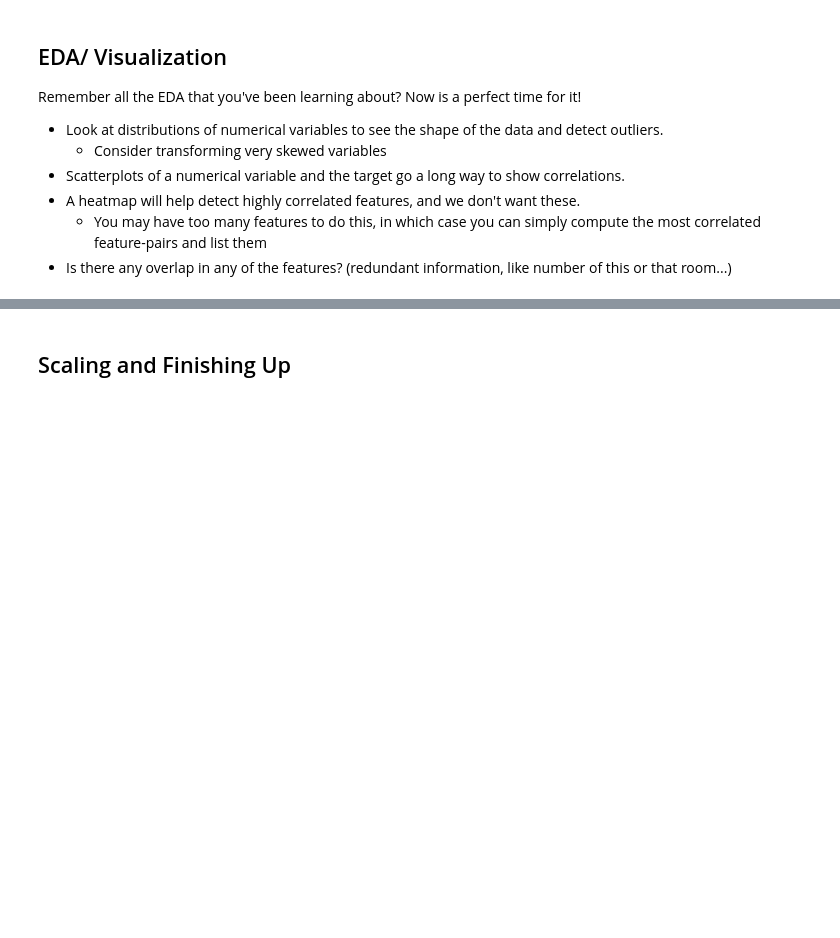
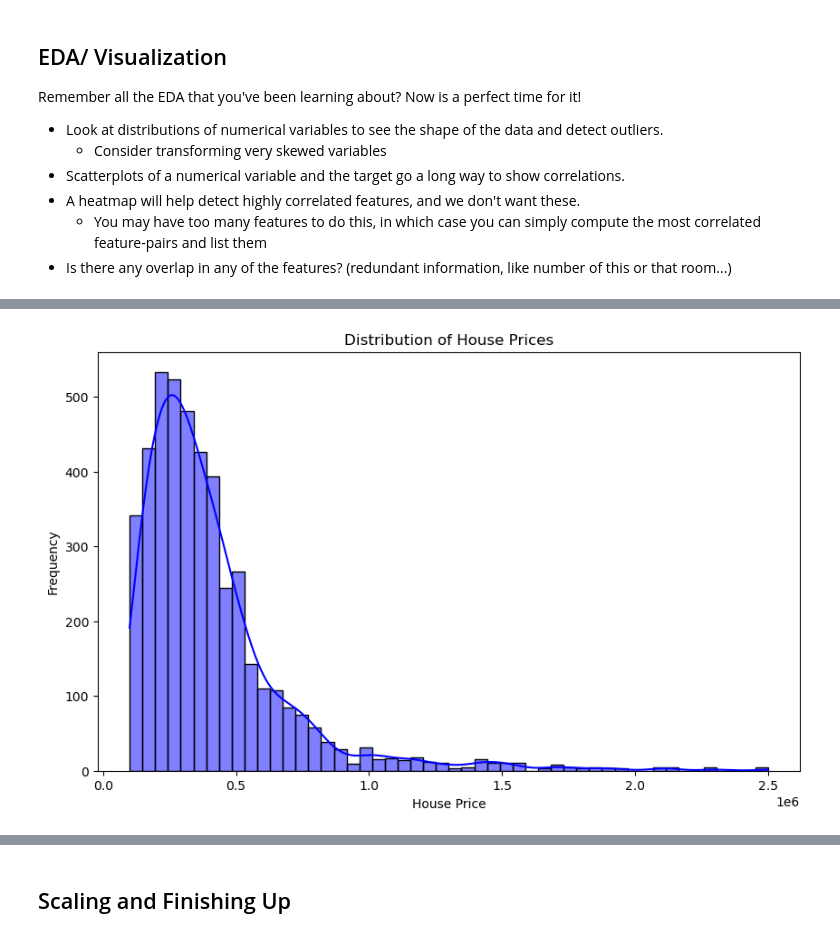
Before and after one commit to ClaensData95/LHL-Midterm-Project, a Jupyter notebook: notebooks/1 - EDA.ipynb, the cells around one changed output, grey strips where cells are left out. Drawn from its saved outputs; the diff is of its cells as text; code cells hidden in the pictures; blank space fills up the shorter version.

Commit message:
Changes to EDA file and functions_variables.py

```diff
--- a/notebooks/1 - EDA.ipynb
+++ b/notebooks/1 - EDA.ipynb
@@ -256,0 +228,3 @@ df = reorder_columns(df)
+# %%
+#change all the negative values on days_on_the_market to NaN
+df.loc[df['days_on_market'] < 0, 'days_on_market'] = np.nan
@@ -256,0 +234,10 @@ df = reorder_columns(df)
+# %%
+#drop rows with description_sold_price >= 2500000 and <= 100000
+df = df[df['description_sold_price'] >= 100000]
+df = df[df['description_sold_price'] <= 2500000]
+# %%
+# Drop rows with 3 or more NaN values
+df = df.dropna(thresh=len(df.columns) - 3 + 1)
+
+# Verify the result
+print(f"Number of rows after dropping: {len(df)}")
@@ -272 +255,8 @@ print(f"Number of unique states: {num_unique_states}")
+# %%
+# Define feature set and target variable
+X = df.drop(columns=['description_sold_price'])
+y = df['description_sold_price']
+
+# Perform train test split
+X_train, X_test, y_train, y_test = train_test_split(X, y, test_size=0.2, random_state=42)
 # %%
@@ -310,0 +378,12 @@ Remember all the EDA that you've been learning about?  Now is a perfect time for
+# %%
+# perform EDA here
+
+
+plt.figure(figsize=(10, 6))
+sns.histplot(y_train, kde=True, bins=50, color='blue')
+plt.title('Distribution of House Prices')
+plt.xlabel('House Price')
+plt.ylabel('Frequency')
+plt.show()
+# %% [output]
+[figure, added]
```
Also changed, not shown: parts of 30 cells of this notebook, 1 other file.
